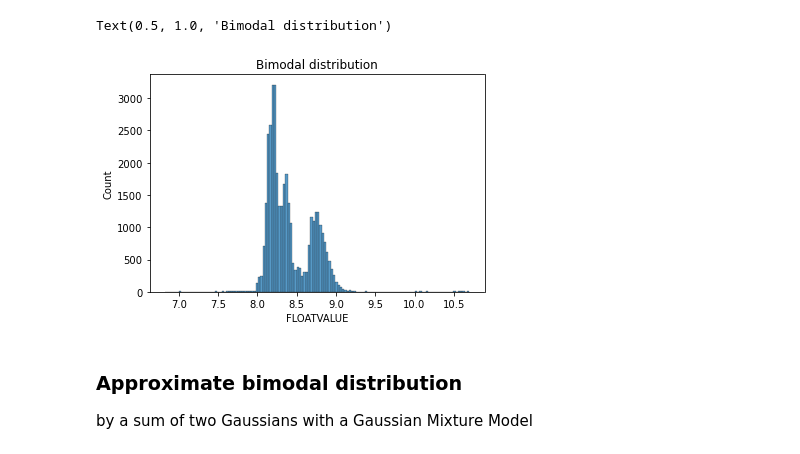
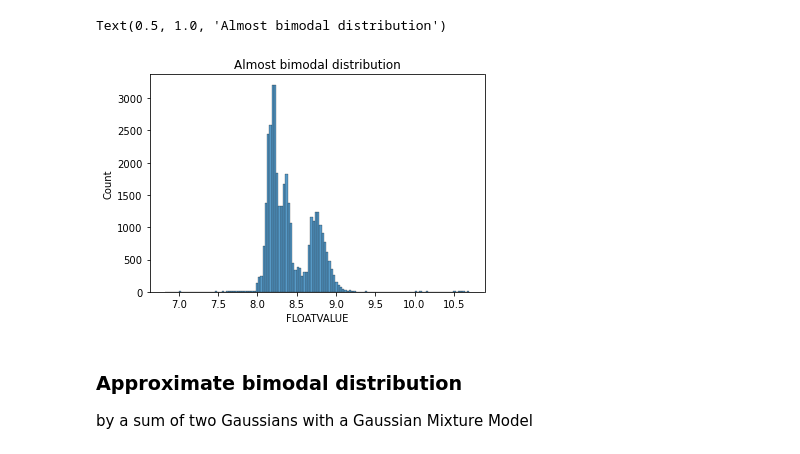
Before and after one commit to sedgewickmm18/notebooks-attic, a Jupyter notebook: NVTBimodal.ipynb, the cells around one changed output. Cells and saved outputs as stored; diff of their text form; code cells hidden in the pictures.

```diff
--- a/NVTBimodal.ipynb
+++ b/NVTBimodal.ipynb
@@ -77,7 +83,9 @@ df1_raw = pd.read_csv('./data/IOT_TAGDATA_TYPE_202106151143_ca3e_sws_ait2107_eu.
                      parse_dates=['RCV_TIMESTAMP_UTC'], infer_datetime_format=True)
 df1_raw['RCV_TIMESTAMP_UTC'] = pd.to_datetime(df1_raw['RCV_TIMESTAMP_UTC'],
                                             format='%Y-%m-%d-%H.%M.%S.%f')
-df1_raw = df1_raw.sort_values('RCV_TIMESTAMP_UTC')
+df1_raw = df1_raw.sort_values('RCV_TIMESTAMP_UTC').\
+                  drop(columns=['TAGID','INTVALUE','STRINGVALUE', 'UPDATED_UTC', 'DATEVALUE',
+                               'EVT_NAME', 'DEVICETYPE', 'LOGICALINTERFACE_ID', 'EVENTTYPE', 'FORMAT',])
 df1_i = df1_raw.set_index(['DEVICEID','RCV_TIMESTAMP_UTC'])
 # %%
 jobsettings = { 'db': db,
@@ -92,8 +109,8 @@ df1_i = gmmi.execute(df=df1_i)
 # %%
-sns.histplot(data=df1_i[Temperature]).set_title('Bimodal distribution')
+sns.histplot(data=df1_i[Temperature]).set_title('Almost bimodal distribution')
 # %% [output]
-Text(0.5, 1.0, 'Bimodal distribution')
+Text(0.5, 1.0, 'Almost bimodal distribution')
-[figure, old version]
+[figure, new version]
 # %% [markdown]
 ### Approximate bimodal distribution
 
```
Also changed, not shown: parts of 99 cells of this notebook, 3 other files.
